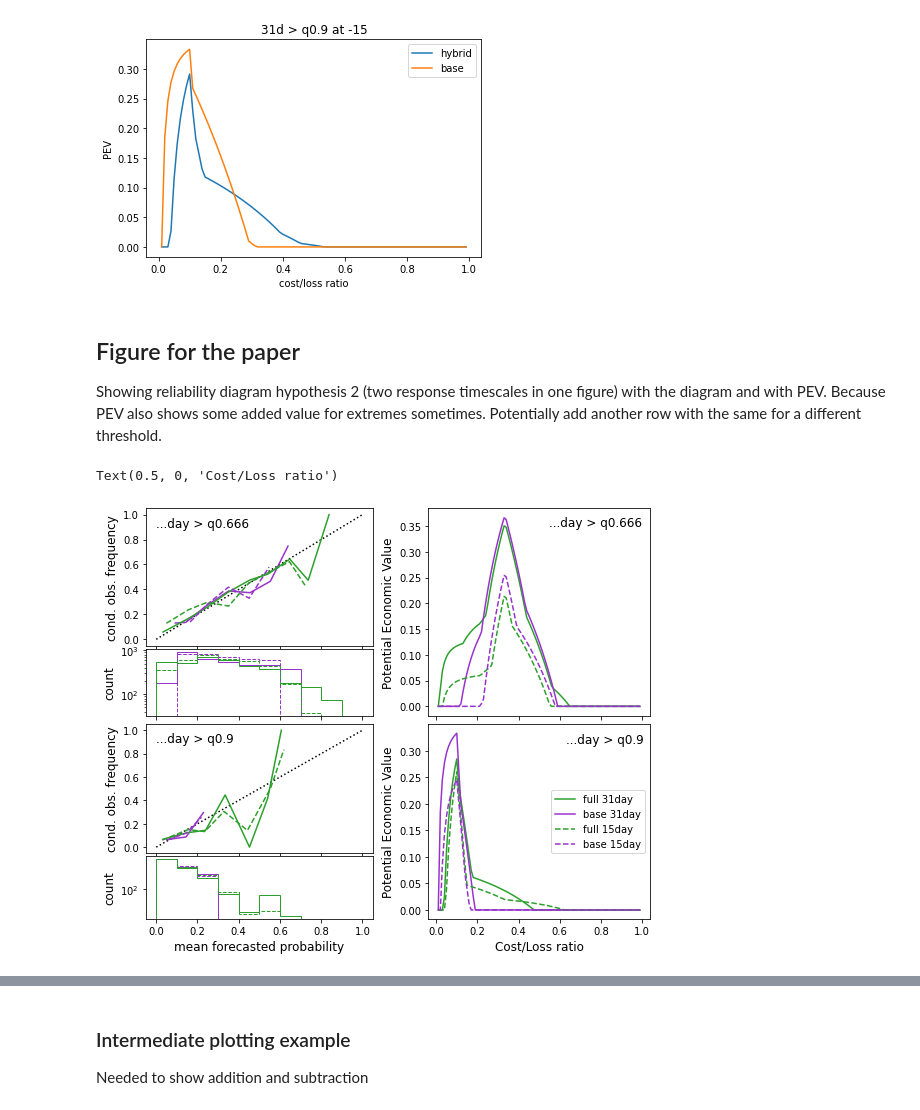
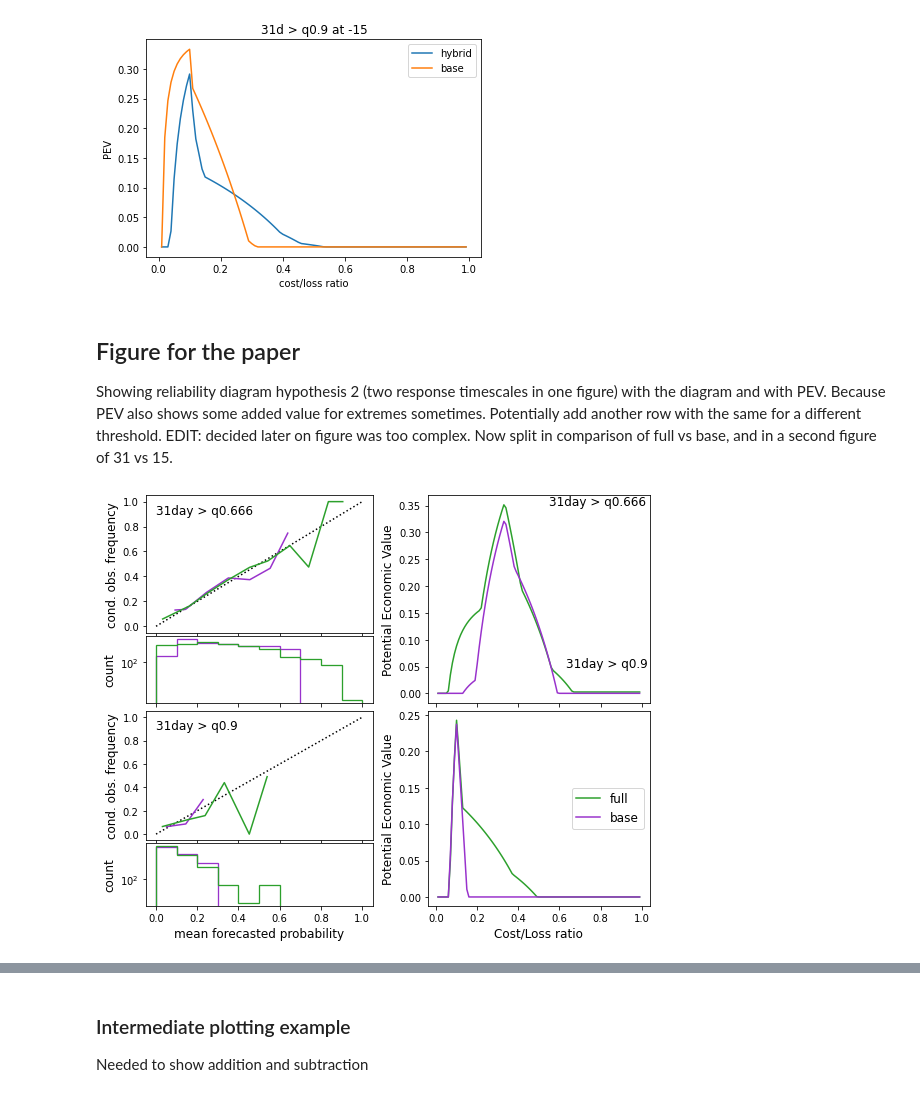
Before and after one commit to chiemvs/Weave, a Jupyter notebook: notebooks/Classifier_skills.ipynb, the cells around one changed output, grey strips where cells are left out. Drawn from its saved outputs; the diff is of its cells as text; code cells hidden in the pictures.

```diff
--- a/notebooks/Classifier_skills.ipynb
+++ b/notebooks/Classifier_skills.ipynb
@@ -101,7 +101,7 @@ def skill_plot(df, fig = None, axes = None, colors: str = 'Blues', respaggs: lis
 ### Brier score
 # %%
 respaggs = [5,15,31]
-thresholds = [0.5,0.666,0.9]
+thresholds = [0.5,0.666,0.8,0.9]
 bss_fixed = transform_to_skill(pd.read_parquet(skillpath_fixed))
 bss_to_base = transform_to_skill(pd.read_parquet(skillpath))
 fig, axes = skill_plot(bss_fixed, respaggs = respaggs, thresholds = thresholds, colors = 'Greys')
@@ -362,6 +362,7 @@ plt.show()
 ## Figure for the paper
 Showing reliability diagram hypothesis 2 (two response timescales in one figure) with the diagram and with PEV.
 Because PEV also shows some added value for extremes sometimes. Potentially add another row with the same for a different threshold.
+EDIT: decided later on figure was too complex. Now split in comparison of full vs base, and in a second figure of 31 vs 15.
 # %%
 from matplotlib.gridspec import GridSpec
 from sklearn.calibration import calibration_curve
@@ -370,8 +371,8 @@ y_true, y_probs = get_predictions(model, respaggs = [15,31], thresholds = [0.666
 y_true, y_base = get_predictions(basemodel, respaggs = [15,31],thresholds = [0.666,0.9], separations = [-15])
 # %%
 cl_range = np.linspace(0.01,0.99,99)
-#p_thresh = np.arange(0.05,1,0.05)
-p_thresh = [0.05,0.1,0.15,0.333,0.5,0.7,0.9] #[0.05,0.1,0.15,0.333,0.5,0.7,0.75,0.9]
+p_thresh = np.arange(0.1,1,0.2)
+#p_thresh = [0.05,0.1,0.15,0.333,0.5,0.7,0.9] #[0.05,0.1,0.15,0.333,0.5,0.7,0.75,0.9]
 pev_model = pd.DataFrame(np.nan, index = pd.Index(cl_range, name = 'costloss'), columns = y_probs.columns)
 pev_base = pd.DataFrame(np.nan, index = pd.Index(cl_range, name = 'costloss'), columns = y_probs.columns)
 for col in y_probs.columns:
@@ -405,61 +406,61 @@ textsize = 12
 ticklabelsize = 12
 
 ax1.plot([0, 1], [0, 1], "k:", label="Perfect")
-ax1.text(0,0.9, '...day > q0.666', size = textsize)
+ax1.text(0,0.9, '31day > q0.666', size = textsize)
 ax1.set_ylabel('cond. obs. frequency', size = textsize)
 ax12.set_ylabel('count', size = textsize)
 
 fp, mean_pred = calibration_curve(y_true[(31,0.666)], y_base[(31,-15,0.666)], n_bins=nbins)
 ax1.plot(mean_pred,fp, color = cbase)
-ax12.hist(y_base[(31,-15,0.666)], range=(0,1), bins=nbins, histtype="step", color = cbase)
+ax12.hist(y_base[(31,-15,0.666)], range=(0,1), bins=nbins, histtype="step", color = cbase, lw = 1.3)
 fp, mean_pred = calibration_curve(y_true[(31,0.666)], y_probs[(31,-15,0.666)], n_bins=nbins)
 ax1.plot(mean_pred,fp, color = cfull)
-ax12.hist(y_probs[(31,-15,0.666)], range=(0,1), bins=nbins, histtype="step", color = cfull)
+ax12.hist(y_probs[(31,-15,0.666)], range=(0,1), bins=nbins, histtype="step", color = cfull, lw = 1.3)
 
-fp, mean_pred = calibration_curve(y_true[(15,0.666)], y_base[(15,-15,0.666)], n_bins=nbins)
-ax1.plot(mean_pred,fp, color = cbase, ls='--',)
-ax12.hist(y_base[(15,-15,0.666)], range=(0,1), bins=nbins, histtype="step", ls='--', color = cbase)
-fp, mean_pred = calibration_curve(y_true[(15,0.666)], y_probs[(15,-15,0.666)], n_bins=nbins)
-ax1.plot(mean_pred,fp, color = cfull, ls='--')
-ax12.hist(y_probs[(15,-15,0.666)], range=(0,1), bins=nbins, histtype="step", ls='--', color = cfull)
-ax12.set_xticklabels('')
+#fp, mean_pred = calibration_curve(y_true[(15,0.666)], y_base[(15,-15,0.666)], n_bins=nbins)
+#ax1.plot(mean_pred,fp, color = cbase, ls='--',)
+#ax12.hist(y_base[(15,-15,0.666)], range=(0,1), bins=nbins, histtype="step", ls='--', color = cbase)
+#fp, mean_pred = calibration_curve(y_true[(15,0.666)], y_probs[(15,-15,0.666)], n_bins=nbins)
+#ax1.plot(mean_pred,fp, color = cfull, ls='--')
+#ax12.hist(y_probs[(15,-15,0.666)], range=(0,1), bins=nbins, histtype="step", ls='--', color = cfull)
+#ax12.set_xticklabels('')
 
-ax2.text(0.55,0.35, '...day > q0.666', size = textsize)
+ax2.text(0.55,0.35, '31day > q0.666', size = textsize)
 ax2.plot(pev_model.index, pev_model[(31,-15,0.666)], color = cfull, label = 'full 31d')
 ax2.plot(pev_model.index, pev_base[(31,-15,0.666)], color = cbase, label = 'base 31d')
-ax2.plot(pev_model.index, pev_model[(15,-15,0.666)], ls='--',color = cfull, label = 'full 15d')
-ax2.plot(pev_model.index, pev_base[(15,-15,0.666)],ls='--', color = cbase, label = 'base 15d')
+#ax2.plot(pev_model.index, pev_model[(15,-15,0.666)], ls='--',color = cfull, label = 'full 15d')
+#ax2.plot(pev_model.index, pev_base[(15,-15,0.666)],ls='--', color = cbase, label = 'base 15d')
 ax2.set_xticklabels('')
 ax2.set_ylabel('Potential Economic Value', size = textsize)
 
 ax3.plot([0, 1], [0, 1], "k:", label="Perfect")
-ax3.text(0,0.9, '...day > q0.9', size = textsize)
+ax3.text(0,0.9, '31day > q0.9', size = textsize)
 ax3.set_ylabel('cond. obs. frequency', size = textsize)
 ax32.set_xlabel('mean forecasted probability', size = textsize)
 ax32.set_ylabel('count', size = textsize)
 
 fp, mean_pred = calibration_curve(y_true[(31,0.9)], y_base[(31,-15,0.9)], n_bins=nbins)
 ax3.plot(mean_pred,fp, color = cbase)
-ax32.hist(y_base[(31,-15,0.9)], range=(0,1), bins=nbins, histtype="step", color = cbase)
+ax32.hist(y_base[(31,-15,0.9)], range=(0,1), bins=nbins, histtype="step", color = cbase, lw = 1.3)
 fp, mean_pred = calibration_curve(y_true[(31,0.9)], y_probs[(31,-15,0.9)], n_bins=nbins)
 ax3.plot(mean_pred,fp, color = cfull)
-ax32.hist(y_probs[(31,-15,0.9)], range=(0,1), bins=nbins, histtype="step", color = cfull)
+ax32.hist(y_probs[(31,-15,0.9)], range=(0,1), bins=nbins, histtype="step", color = cfull, lw = 1.3)
 
-fp, mean_pred = calibration_curve(y_true[(15,0.9)], y_base[(15,-15,0.9)], n_bins=nbins)
-ax3.plot(mean_pred,fp, color = cbase, ls='--',)
-ax32.hist(y_base[(15,-15,0.9)], range=(0,1), bins=nbins, histtype="step", ls='--', color = cbase)
-fp, mean_pred = calibration_curve(y_true[(15,0.9)], y_probs[(15,-15,0.9)], n_bins=nbins)
-ax3.plot(mean_pred,fp, color = cfull, ls='--')
-ax32.hist(y_probs[(15,-15,0.9)], range=(0,1), bins=nbins, histtype="step", ls='--', color = cfull)
+#fp, mean_pred = calibration_curve(y_true[(15,0.9)], y_base[(15,-15,0.9)], n_bins=nbins)
+#ax3.plot(mean_pred,fp, color = cbase, ls='--',)
+#ax32.hist(y_base[(15,-15,0.9)], range=(0,1), bins=nbins, histtype="step", ls='--', color = cbase)
+#fp, mean_pred = calibration_curve(y_true[(15,0.9)], y_probs[(15,-15,0.9)], n_bins=nbins)
+#ax3.plot(mean_pred,fp, color = cfull, ls='--')
+#ax32.hist(y_probs[(15,-15,0.9)], range=(0,1), bins=nbins, histtype="step", ls='--', color = cfull)
 
-ax4.text(0.63,0.315, '...day > q0.9', size = textsize)
-ax4.plot(pev_model.index, pev_model[(31,-15,0.9)], color = cfull, label = 'full 31day')
-ax4.plot(pev_model.index, pev_base[(31,-15,0.9)], color = cbase, label = 'base 31day')
-ax4.plot(pev_model.index, pev_model[(15,-15,0.9)], ls='--',color = cfull, label = 'full 15day')
-ax4.plot(pev_model.index, pev_base[(15,-15,0.9)],ls='--', color = cbase, label = 'base 15day')
-ax4.legend(loc ='center right')
+ax4.text(0.63,0.315, '31day > q0.9', size = textsize)
+ax4.plot(pev_model.index, pev_model[(31,-15,0.9)], color = cfull, label = 'full')
+ax4.plot(pev_model.index, pev_base[(31,-15,0.9)], color = cbase, label = 'base')
+#ax4.plot(pev_model.index, pev_model[(15,-15,0.9)], ls='--',color = cfull, label = 'full 15day')
+#ax4.plot(pev_model.index, pev_base[(15,-15,0.9)],ls='--', color = cbase, label = 'base 15day')
+ax4.legend(loc ='center right', fontsize = textsize)
 ax4.set_ylabel('Potential Economic Value', size = textsize)
 ax4.set_xlabel('Cost/Loss ratio', size = textsize)
+#plt.savefig('/scistor/ivm/jsn295/zoom_scores_base_full.pdf')
 # %% [output]
-Text(0.5, 0, 'Cost/Loss ratio')
-[figure, old version]
+[figure, new version]
```
Also changed, not shown: parts of 2 cells of this notebook.
